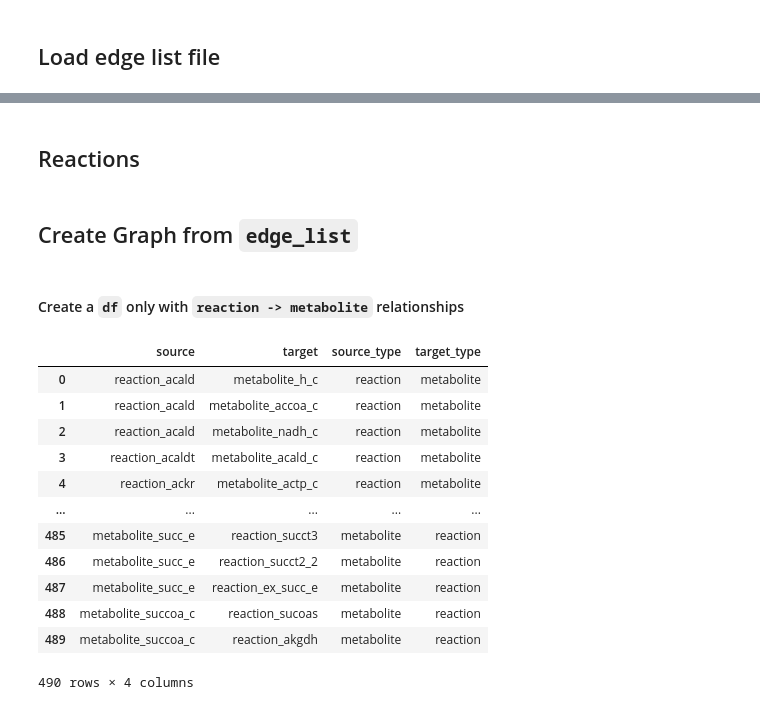
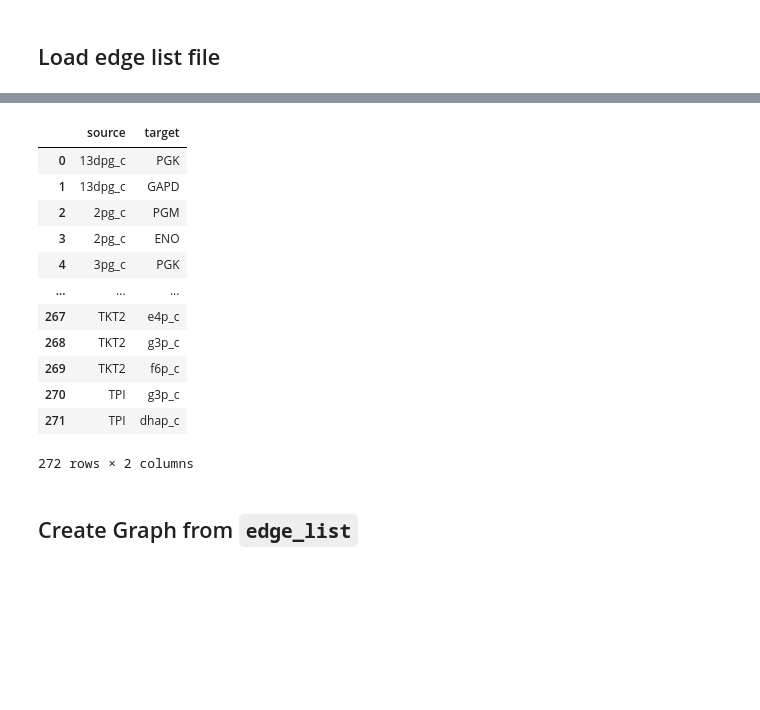
Before and after one commit to costasmexis/gemon, a Jupyter notebook: ecoli_core/e_coli_core_graph.ipynb, the cells around one changed output, grey strips where cells are left out. Saved outputs shown, nothing was run; the diff lists cells and outputs as text; code cells hidden in the pictures; blank space fills up the shorter version.

```diff
--- a/ecoli_core/e_coli_core_graph.ipynb
+++ b/ecoli_core/e_coli_core_graph.ipynb
@@ -108,2 +24,0 @@ uncommon_values
-# %% [markdown]
-## Reactions
@@ -124,23 +25,26 @@ uncommon_values
+# %%
+path_to_file = 'reactions_from_json for RDF - edge_list.csv'
+
+path_to_file = 'edge_list.csv'
+
+df = pd.read_csv(path_to_file)
+df.columns = ['source', 'target']
+
+df
+# %% [output]
+|  | source | target |
+| 0 | 13dpg_c | PGK |
+| 1 | 13dpg_c | GAPD |
+| 2 | 2pg_c | PGM |
+| 3 | 2pg_c | ENO |
+| 4 | 3pg_c | PGK |
+| ... | ... | ... |
+| 267 | TKT2 | e4p_c |
+| 268 | TKT2 | g3p_c |
+| 269 | TKT2 | f6p_c |
+| 270 | TPI | g3p_c |
+| 271 | TPI | dhap_c |
+272 rows × 2 columns
 # %% [markdown]
 ## Create Graph from `edge_list`
-# %% [markdown]
-#### Create a `df` only with `reaction -> metabolite` relationships
-# %%
-df_rxn_to_met = df[(df['source_type'] == 'reaction') & (df['target_type'] == 'metabolite')
-                  | (df['source_type'] == 'metabolite') & (df['target_type'] == 'reaction')]
-df_rxn_to_met
-# %% [output]
-|  | source | target | source_type | target_type |
-| 0 | reaction_acald | metabolite_h_c | reaction | metabolite |
-| 1 | reaction_acald | metabolite_accoa_c | reaction | metabolite |
-| 2 | reaction_acald | metabolite_nadh_c | reaction | metabolite |
-| 3 | reaction_acaldt | metabolite_acald_c | reaction | metabolite |
-| 4 | reaction_ackr | metabolite_actp_c | reaction | metabolite |
-| ... | ... | ... | ... | ... |
-| 485 | metabolite_succ_e | reaction_succt3 | metabolite | reaction |
-| 486 | metabolite_succ_e | reaction_succt2_2 | metabolite | reaction |
-| 487 | metabolite_succ_e | reaction_ex_succ_e | metabolite | reaction |
-| 488 | metabolite_succoa_c | reaction_sucoas | metabolite | reaction |
-| 489 | metabolite_succoa_c | reaction_akgdh | metabolite | reaction |
-490 rows × 4 columns
 # %%
```
Also changed, not shown: parts of 37 cells of this notebook, 5 other files.
